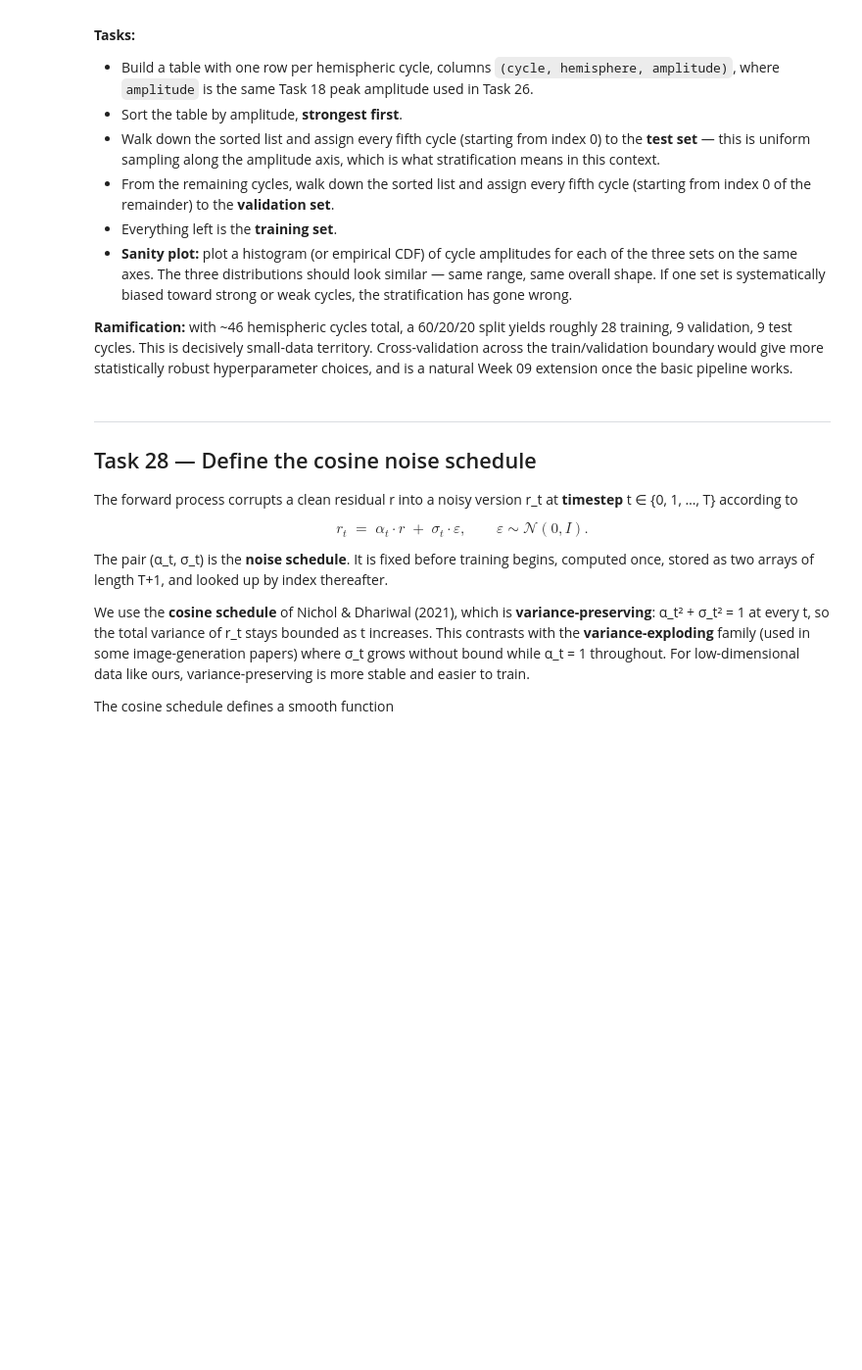
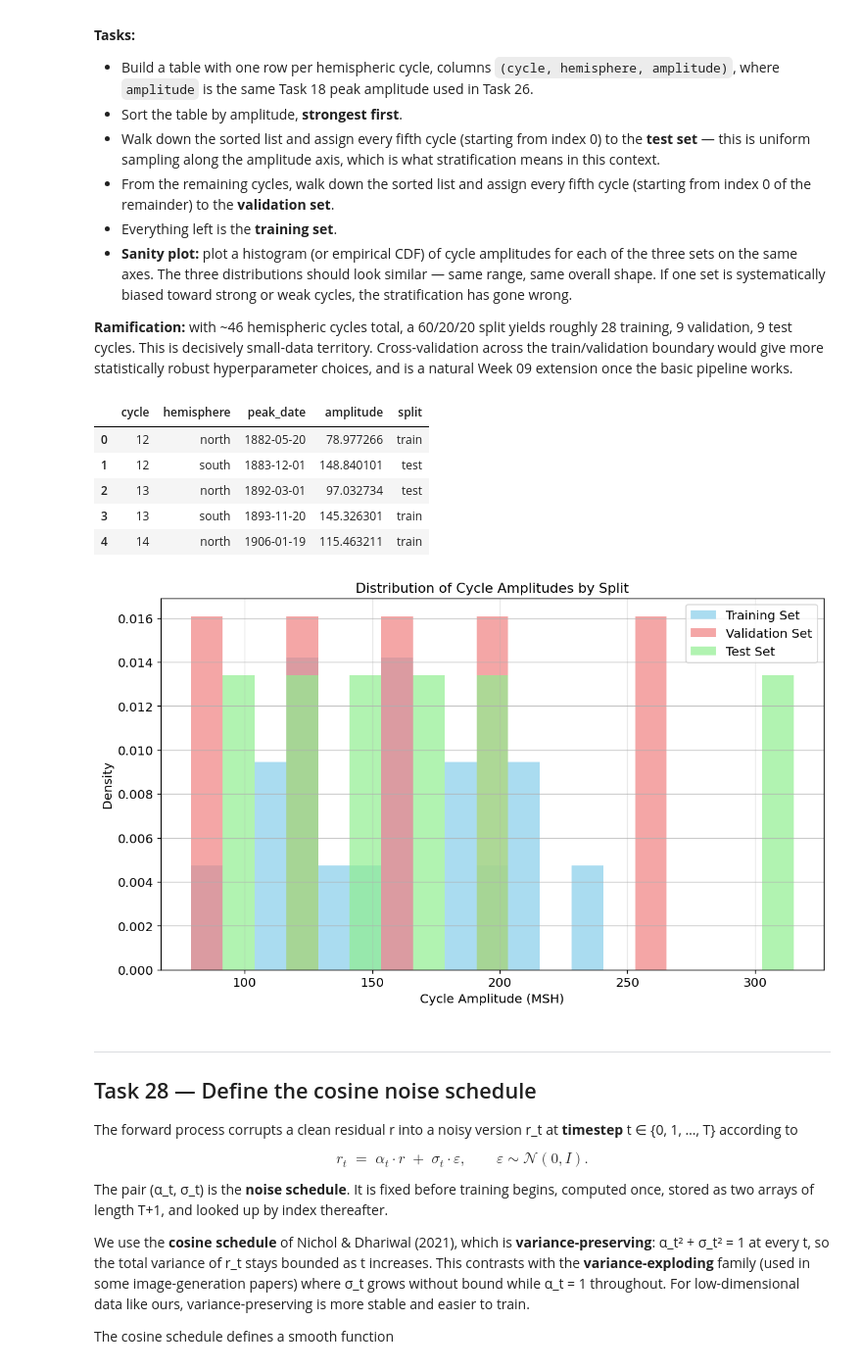
Before and after one commit to SwRI-IDEA-Lab/butterflai, a Jupyter notebook: weeks/week_07/07_Wing_Model.ipynb, the cells around one changed output. Shown at 98% size. Drawn from its saved outputs; the diff is of its cells as text; code cells hidden in the pictures; blank space fills up the shorter version.

Commit message:
Work through task 30

```diff
--- a/weeks/week_07/07_Wing_Model.ipynb
+++ b/weeks/week_07/07_Wing_Model.ipynb
@@ -64,10 +64,10 @@ and the rest is standard deep learning.
 import os, subprocess, sys
 
 # Keep this path if working in Colab
-# repo_path = "/content/butterflai"
+repo_path = "/content/butterflai"
 
 # Use this path if working locally
-repo_path = "../../"
+# repo_path = "../../"
 
 if not os.path.isdir(repo_path):
     subprocess.run(["git", "clone", "https://github.com/SwRI-IDEA-Lab/butterflai.git", repo_path], check=True)
@@ -1113,6 +1411,72 @@ boundary would give more statistically robust hyperparameter choices, and
 is a natural Week 09 extension once the basic pipeline works.
 # %%
 # Put your code here for Task 27.
+# %%
+import numpy as np
+import matplotlib.pyplot as plt
+
+# 1. Build a table with one row per hemispheric cycle (cycle, hemisphere, amplitude)
+# This information is already available in the 'peaks_df' from Task 18
+# Let's make a copy to work with for splitting
+df_cycles_raw = peaks_df.copy()
+df_cycles_raw.rename(columns={'peak_amplitude': 'amplitude'}, inplace=True)
+
+# 2. Sort the table by amplitude, strongest first
+df_cycles_raw = df_cycles_raw.sort_values(by='amplitude', ascending=False).reset_index(drop=True)
+
+# Initialize split column
+df_cycles_raw['split'] = ''
+
+# 3. Assign every fifth cycle (starting from index 0) to the test set
+test_indices = np.arange(0, len(df_cycles_raw), 5)
+df_cycles_raw.loc[test_indices, 'split'] = 'test'
+
+# Remove test cycles for the next step (validation split)
+df_remaining = df_cycles_raw[df_cycles_raw['split'] == ''].copy().reset_index(drop=True)
+
+# 4. From the remaining cycles, assign every fifth cycle (starting from index 0 of the remainder) to the validation set
+val_indices = np.arange(0, len(df_remaining), 5)
+df_remaining.loc[val_indices, 'split'] = 'validation'
+
+# 5. Everything left is the training set
+df_remaining.loc[df_remaining['split'] == '', 'split'] = 'train'
+
+# Recombine into the final df_cycles DataFrame, preserving original order if desired (or sorted order from above)
+# Here we will keep the sorted order by amplitude, but could merge back into df_cycles_raw
+df_cycles = pd.concat([df_cycles_raw[df_cycles_raw['split'] == 'test'], df_remaining])
+
+# Sort by cycle and hemisphere for consistent display
+df_cycles = df_cycles.sort_values(by=['cycle', 'hemisphere']).reset_index(drop=True)
+
+display(df_cycles.head())
+
+# 6. Sanity plot: plot a histogram (or empirical CDF) of cycle amplitudes for each of the three sets
+fig, ax = plt.subplots(figsize=(10, 6))
+
+bins = np.linspace(df_cycles['amplitude'].min(), df_cycles['amplitude'].max(), 20)
+
+colors = {'train': 'skyblue', 'validation': 'lightcoral', 'test': 'lightgreen'}
+labels = {'train': 'Training Set', 'validation': 'Validation Set', 'test': 'Test Set'}
+
+for split_type in ['train', 'validation', 'test']:
+    subset_amplitudes = df_cycles[df_cycles['split'] == split_type]['amplitude']
+    ax.hist(subset_amplitudes, bins=bins, color=colors[split_type], alpha=0.7, label=labels[split_type], density=True)
+
+ax.set_xlabel('Cycle Amplitude (MSH)')
+ax.set_ylabel('Density')
+ax.set_title('Distribution of Cycle Amplitudes by Split')
+ax.legend()
+ax.grid(axis='y', alpha=0.75)
+plt.tight_layout()
+plt.show()
+# %% [output]
+|  | cycle | hemisphere | peak_date | amplitude | split |
+| 0 | 12 | north | 1882-05-20 | 78.977266 | train |
+| 1 | 12 | south | 1883-12-01 | 148.840101 | test |
+| 2 | 13 | north | 1892-03-01 | 97.032734 | test |
+| 3 | 13 | south | 1893-11-20 | 145.326301 | train |
+| 4 | 14 | north | 1906-01-19 | 115.463211 | train |
+[figure, added]
 # %% [markdown]
 ---
 ## Task 28 — Define the cosine noise schedule
```
Also changed, not shown: parts of 20 cells of this notebook.
